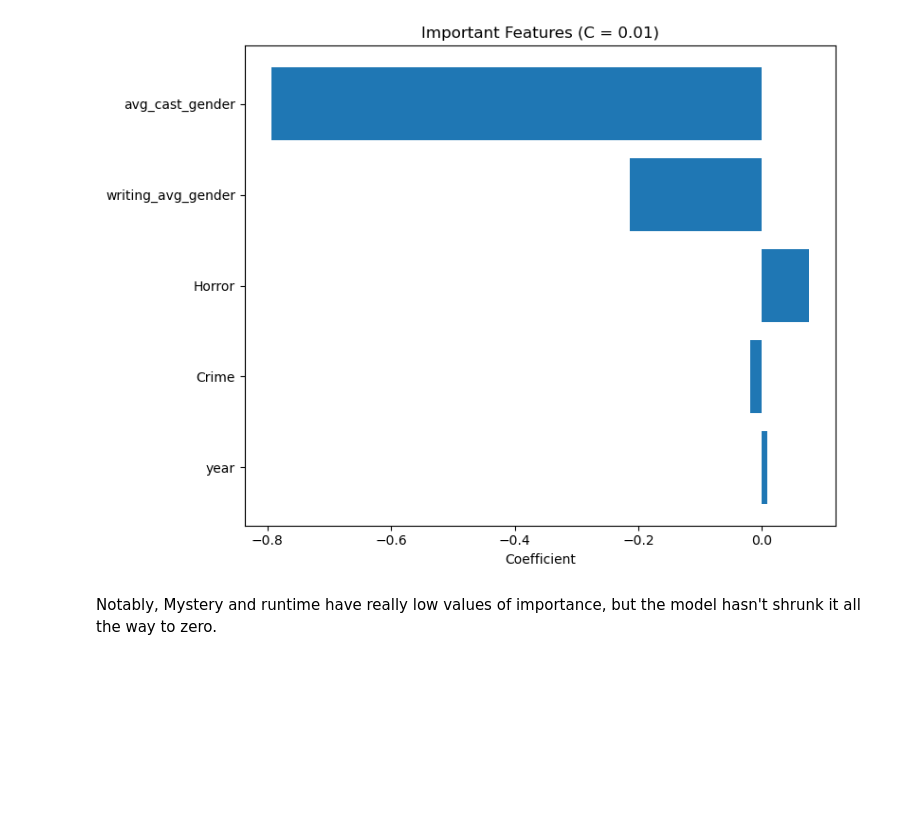
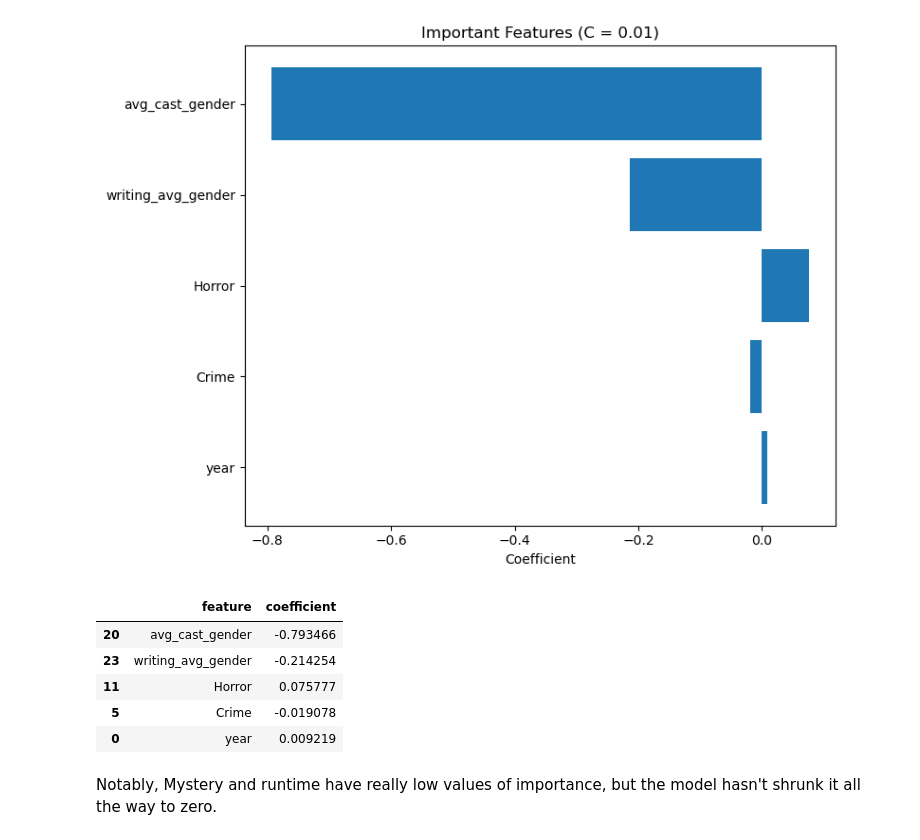
Before and after one commit to ABecker03/COGS209_Project, a Jupyter notebook: regression.ipynb, the cells around one changed output. Cells and saved outputs as stored; diff of their text form; code cells hidden in the pictures; blank space fills up the shorter version.

Commit message:
added the actual coefficient number

```diff
--- a/regression.ipynb
+++ b/regression.ipynb
@@ -218,6 +236,15 @@ plt.tight_layout()
 plt.show()
 # %% [output]
 [figure]
+# %%
+important_features01
+# %% [output]
+|  | feature | coefficient |
+| 20 | avg_cast_gender | -0.793466 |
+| 23 | writing_avg_gender | -0.214254 |
+| 11 | Horror | 0.075777 |
+| 5 | Crime | -0.019078 |
+| 0 | year | 0.009219 |
 # %% [markdown]
 Notably, Mystery and runtime have really low values of importance, but the model hasn't shrunk it all the way to zero.
 # %%
```
Also changed, not shown: parts of 1 cell of this notebook.
